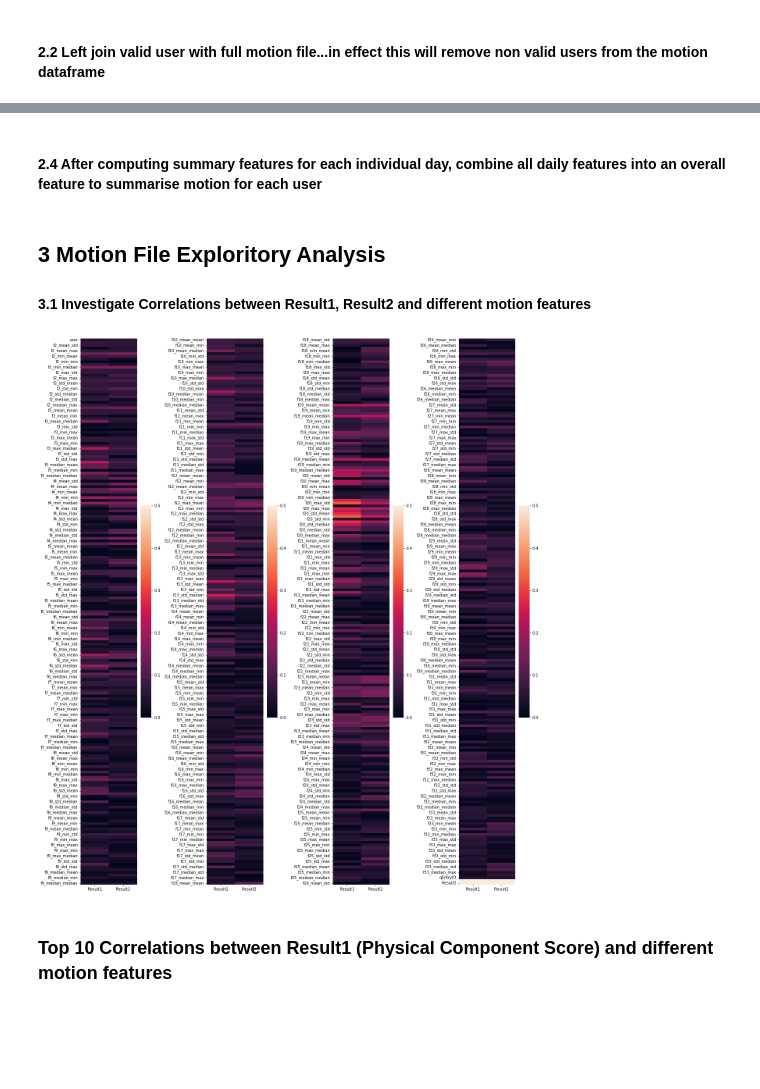
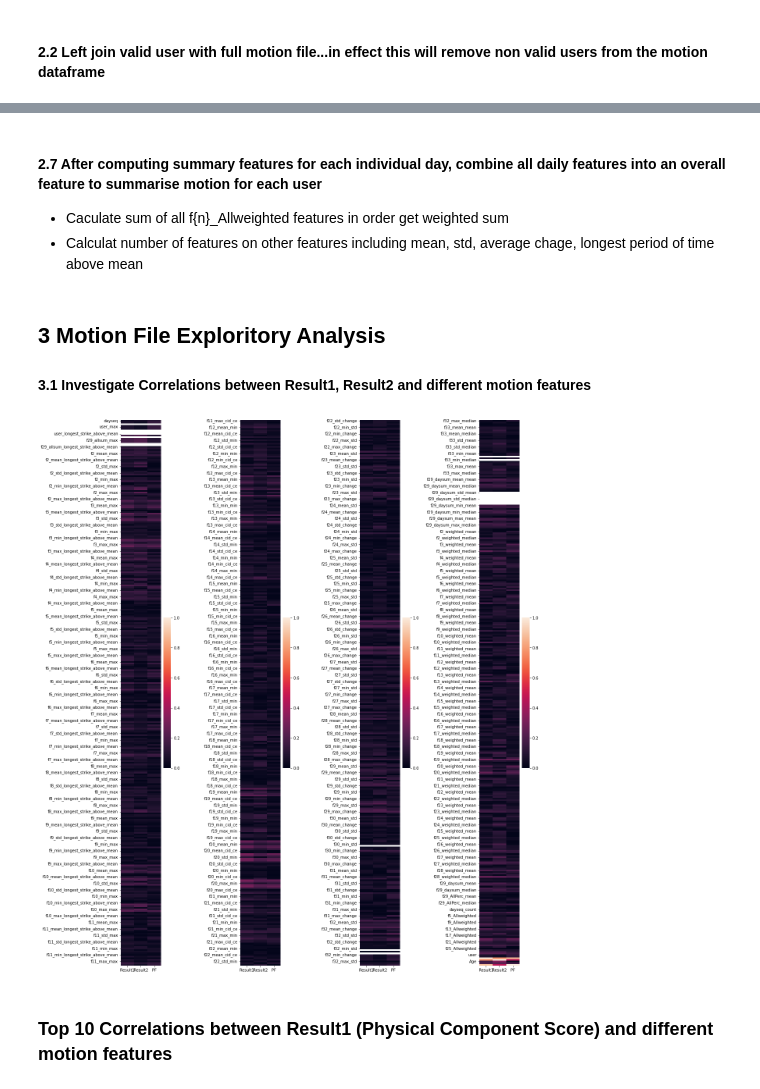
Before and after one commit to dnlkelly1/HealthPredict, a Jupyter notebook: dataCleaning.ipynb, the cells around one changed output, grey strips where cells are left out. Cells and saved outputs as stored; diff of their text form; code cells hidden in the pictures; blank space fills up the shorter version.

Commit message:
Motion features now generated from consecutive days. Genetic feature selection added also

```diff
--- a/dataCleaning.ipynb
+++ b/dataCleaning.ipynb
@@ -22,7 +26,7 @@ motion = pd.merge(valid_questionnaire[['user']],motion,on='user',how='left')
 ##### f2-28 features will be NAN for hours where NO movement occured (details <a href="featureDescriptions.md">here</a>). We use f2 the count hours of non-NAN values
 # %%
 #Count number of f2 features for each user....using f2 as we want to count number of hours where there was activity. If f2 is NAN then there was no activity
-NUM_ACTIVE_DAYS_NEEDED = 5
+NUM_ACTIVE_DAYS_NEEDED = 4
 entryCounts = motion.groupby(by='user').count()[['f2']]
 #select users with at least 40 hours of non-stationary motion data
 validmotion_Users= entryCounts[entryCounts['f2'] > 8 * NUM_ACTIVE_DAYS_NEEDED].reset_index()
@@ -45,0 +108,2 @@ dailyMotionAggs.columns = flatCols
+# %%
+dailyMotionAggs_longsestSeq = dailyMotionAggs_longsestSeq.groupby(by='dayseq').head(10)
@@ -46,30 +115,61 @@ dailyMotionAggs.columns = flatCols
+# %%
+#merge in the f29_daysum column
+dailyMotionAggs_longsestSeq_ = pd.merge(dailyMotionAggs_longsestSeq,f29Sum.reset_index(),on=['user','day'],how='left')
+#2. groupby the groups
+f29AllSum = dailyMotionAggs_longsestSeq_.groupby(by='user').agg(f29_allsum=('f29_daysum','sum'))
+#3. merge the dataframe holding daily feature vectors with the [f29_daysum, f29_allsum] weights dataframe
+dailyMotionAggs_allsum = pd.merge(f29AllSum.reset_index(),dailyMotionAggs_longsestSeq_ ,on='user',how='left')
+#4. use the [f29_daysum, f29_allsum] weights to calculate a percentage weight for each day (f29_AllPerc)
+dailyMotionAggs_allsum['f29_AllPerc'] = dailyMotionAggs_allsum['f29_daysum'] / dailyMotionAggs_allsum['f29_allsum']
+#5. create a new set of features f{n}_Allweighted = f{n}_weighted * f29_AllPerc
+for i in range(0,len(weightColumns)):
+    dailyMotionAggs_allsum[weightColumns[i] + '_Allweighted'] = dailyMotionAggs_allsum[weightColumns[i] + '_weighted'] * dailyMotionAggs_allsum['f29_AllPerc']
+
+dailyMotionAggs = dailyMotionAggs_allsum
 # %% [markdown]
-#### 2.4 After computing summary features for each individual day, combine all daily features into an overall feature to summarise motion for each user
+#### 2.7 After computing summary features for each individual day, combine all daily features into an overall feature to summarise motion for each user
+
+* Caculate sum of all f{n}_Allweighted features in order get weighted sum
+* Calculat number of features on other features including mean, std, average chage, longest period of time above mean
 # %%
-#summaryMotionAggs  = dailyMotionAggs.reset_index().groupby(by="user").mean()
-summaryMotionAggs  = dailyMotionAggs.groupby(by="user").agg(['mean','std','min','max','median'])
+#to get the weighted mean of the f2-f28 columns, add up the weighted features (sum)
+allWeightColumnNames = ['dayseq_count'] + ['f' + str(x) + '_Allweighted' for x in range(2,FMAX)]
+summaryMotionAggs_weighted = dailyMotionAggs.drop('day',axis=1).groupby(by=['dayseq','user'])[allWeightColumnNames].agg('sum')
+
+#to get other standard measures for f2-f33, specifiy the standard agg functions
+summaryMotionAggs = dailyMotionAggs.drop(allWeightColumnNames + ['day'],axis=1).groupby(by='dayseq').agg(['mean','std','min','max','median',ftr.change,ftr.cid_ce,ftr.longest_strike_above_mean])
 flatColsDays = summaryMotionAggs.columns.get_level_values(0) + '_' +  summaryMotionAggs.columns.get_level_values(1)
 summaryMotionAggs.columns = flatColsDays
-summaryMotionQS = pd.merge(summaryMotionAggs.reset_index(),valid_questionnaire,on='user',how='left')
+
+summaryMotionAggs = pd.merge(summaryMotionAggs,summaryMotionAggs_weighted,on='dayseq',how='left')
+summaryMotionAggs = summaryMotionAggs.dropna()
+
+summaryMotionAggs =pd.merge(summaryMotionAggs,summaryMotionAggs_weighted.reset_index()[['user','dayseq']],on='dayseq',how='left')
+
+summaryMotionAggs_ = pd.merge(summaryMotionAggs.reset_index(),dailyMotionAggs[['dayseq','user','dayseq_count']],on='user',how='left')
+#add user id back into the summaryMotionAggs
+summaryMotionQS = pd.merge(summaryMotionAggs,valid_questionnaire,on='user',how='left')
+#it is possible that one user could still have more than 1 entery in this dataframe (in the case where there was 2 or more consecutive day group durations that had the max amount of days)
+summaryMotionQS = summaryMotionQS.drop_duplicates(subset='user', keep="first").copy()
 # %% [markdown]
 ## 3 Motion File Exploritory Analysis
 #### 3.1 Investigate Correlations between Result1, Result2 and different motion features
 # %%
 #calculate correlation matrix and store correlations between features and the two SF26 measures (Result1 and Result2)
-correlation = summaryMotionQS.drop(['Q' + str(x) for x in range(1,37)],axis=1).corr()[['Result1','Result2']]
+correlation = summaryMotionQS.drop(['Q' + str(x) for x in range(1,37)],axis=1).corr()[['Result1','Result2','PF']]
 
 #display correlations in number of seperate heatmaps for just Result1 and Result2 to make is easier to view
 NUM_SUBPLOTS = 4
 fig, axes = plt.subplots(1, NUM_SUBPLOTS, figsize=(18,20))
 
 #for each subplot, plot a segment of the correlation matrix
 for i in range(0,NUM_SUBPLOTS):
-    sns.heatmap(ax=axes[i],data=correlation.iloc[int(correlation.shape[0]/NUM_SUBPLOTS)*i:int(correlation.shape[0]/NUM_SUBPLOTS)*(i+1),:].abs(),vmin=0, vmax=0.5)
+    sns.heatmap(ax=axes[i],data=correlation.iloc[int(correlation.shape[0]/NUM_SUBPLOTS)*i:int(correlation.shape[0]/NUM_SUBPLOTS)*(i+1),:].abs(),vmin=0, vmax=1)
 
 fig.tight_layout()
 plt.show()
 # %% [output]
-[figure, old version]
+[figure, new version]
 # %% [markdown]
 ### Top 10 Correlations between Result1 (Physical Component Score) and different motion features
 # %%
```
Also changed, not shown: parts of 33 cells of this notebook, 2 other files.
